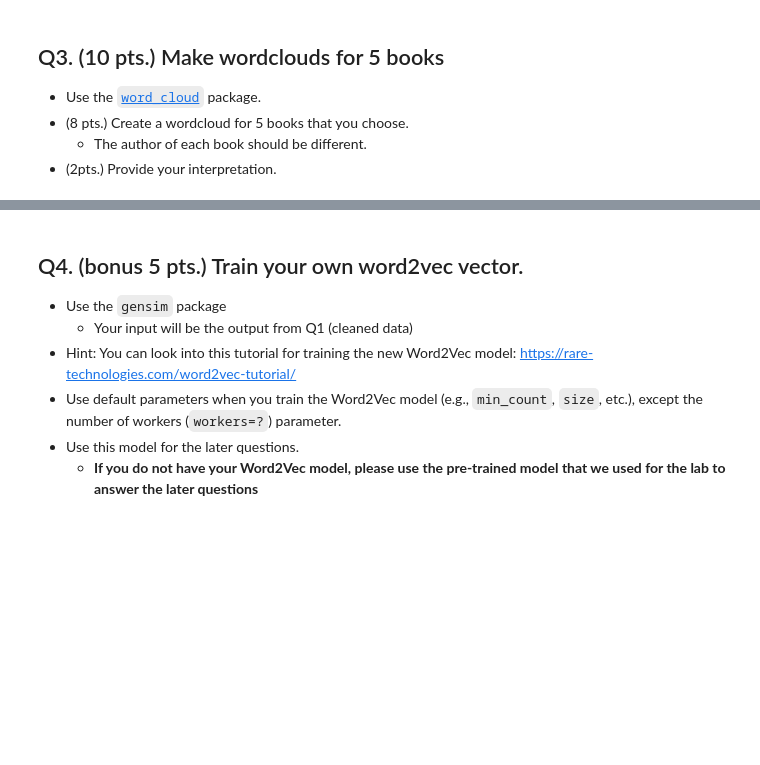
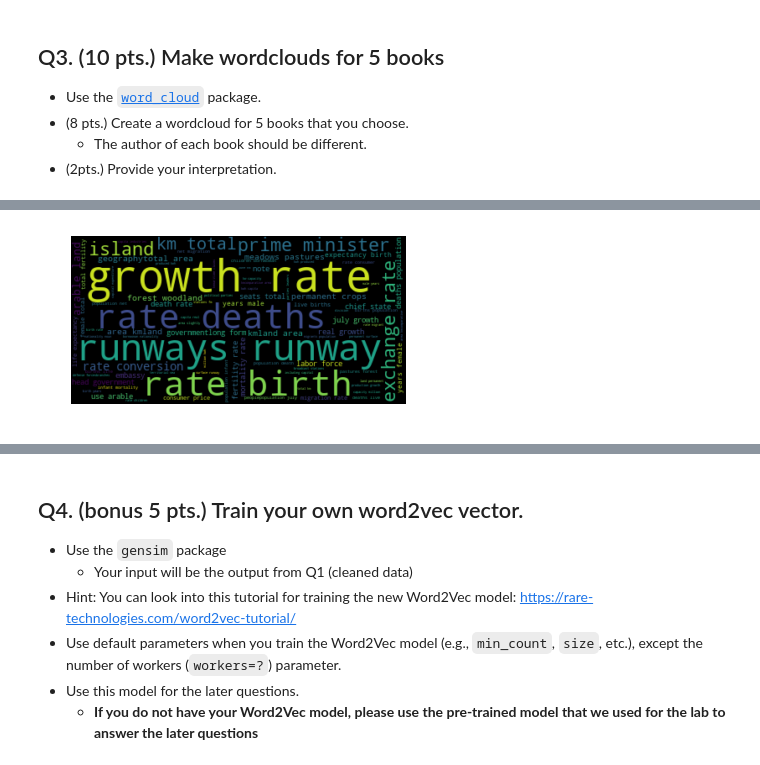
Before and after one commit to tengdann/si618, a Jupyter notebook: 618_HW5.ipynb, the cells around one changed output, grey strips where cells are left out. Cells and saved outputs as stored; diff of their text form; code cells hidden in the pictures; blank space fills up the shorter version.

```diff
--- a/618_HW5.ipynb
+++ b/618_HW5.ipynb
@@ -152,0 +167,9 @@ plt.show()
+# %%
+text = word_text.content[1]
+wordcloud = WordCloud().generate(text)
+
+plt.imshow(wordcloud, interpolation='bilinear')
+plt.axis("off")
+plt.show()
+# %% [output]
+[figure, added]
```
Also changed, not shown: parts of 7 cells of this notebook.
